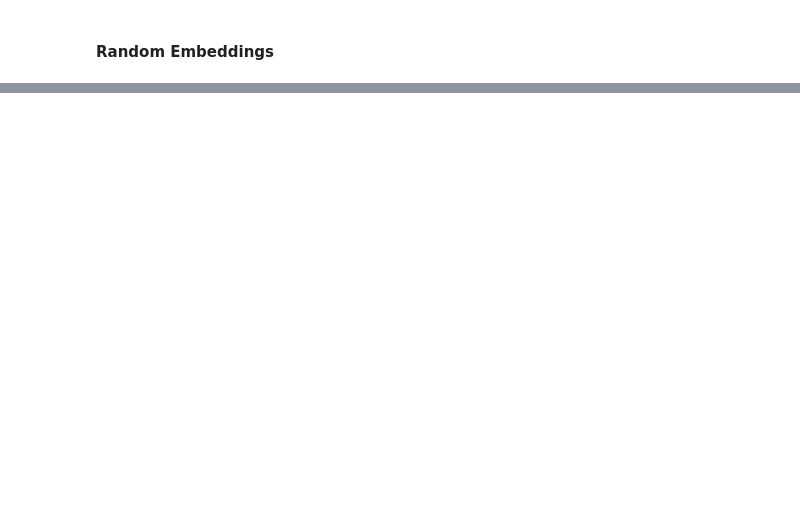
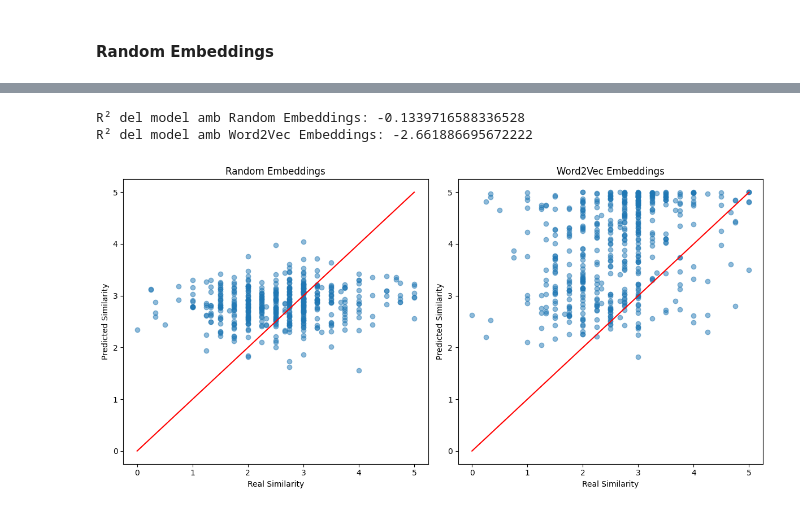
Before and after one commit to polmf/Word_Embeddings, a Jupyter notebook: Word_embeddings_2.ipynb, the cells around one changed output, grey strips where cells are left out. Saved outputs shown, nothing was run; the diff lists cells and outputs as text; code cells hidden in the pictures; blank space fills up the shorter version.

Commit message:
models entrenats

```diff
--- a/Word_embeddings_2.ipynb
+++ b/Word_embeddings_2.ipynb
@@ -166,0 +211,3 @@ input_pairs_test = [(e["sentence1"], e["sentence2"], e["label"], ) for e in text
+# %%
+texts_test = [(sentence1, sentence2) for sentence1, sentence2, _ in input_pairs_test]
+labels_test = [label for _, _, label in input_pairs_test]
@@ -166,0 +261,5 @@ input_pairs_test = [(e["sentence1"], e["sentence2"], e["label"], ) for e in text
+# %%
+# Convertir les seqüències i labels a arrays numpy
+input_1_sequences_val = np.array(input_1_sequences_val)
+input_2_sequences_val= np.array(input_2_sequences_val)
+labels_val = np.array(labels_val)
@@ -1002,0 +1514,13 @@ Epoch 10/10
+# %%
+from sklearn.metrics import mean_squared_error
+
+# Prediccions del test
+prediccions_random = random_embedding_model.predict([input_1_sequences_test, input_2_sequences_test])
+prediccions_word2vec = word2vec_embedding_model.predict([input_1_sequences_test, input_2_sequences_test])
+
+# MSE
+mse_random = mean_squared_error(labels_test, prediccions_random)
+mse_word2vec = mean_squared_error(labels_test, prediccions_word2vec)
+
+print(f"MSE del model amb Random Embeddings: {mse_random}")
+print(f"MSE del model amb Word2Vec Embeddings: {mse_word2vec}")
@@ -1002,0 +1532,37 @@ Epoch 10/10
+# %%
+from sklearn.metrics import r2_score
+
+# R²
+r2_random = r2_score(labels_test, prediccions_random)
+r2_word2vec = r2_score(labels_test, prediccions_word2vec)
+
+print(f"R² del model amb Random Embeddings: {r2_random}")
+print(f"R² del model amb Word2Vec Embeddings: {r2_word2vec}")
+# %% [output]
+R² del model amb Random Embeddings: -0.1339716588336528
+R² del model amb Word2Vec Embeddings: -2.661886695672222
+# %%
+import matplotlib.pyplot as plt
+
+plt.figure(figsize=(12, 6))
+
+# Random Embeddings
+plt.subplot(1, 2, 1)
+plt.scatter(labels_test, prediccions_random, alpha=0.5)
+plt.plot([min(labels), max(labels)], [min(labels), max(labels)], 'r')
+plt.xlabel('Real Similarity')
+plt.ylabel('Predicted Similarity')
+plt.title('Random Embeddings')
+
+# Word2Vec Embeddings
+plt.subplot(1, 2, 2)
+plt.scatter(labels_test, prediccions_word2vec, alpha=0.5)
+plt.plot([min(labels), max(labels)], [min(labels), max(labels)], 'r')
+plt.xlabel('Real Similarity')
+plt.ylabel('Predicted Similarity')
+plt.title('Word2Vec Embeddings')
+
+plt.tight_layout()
+plt.show()
+# %% [output]
+[figure, added]
```
Also changed, not shown: parts of 53 cells of this notebook, 9 other files.
